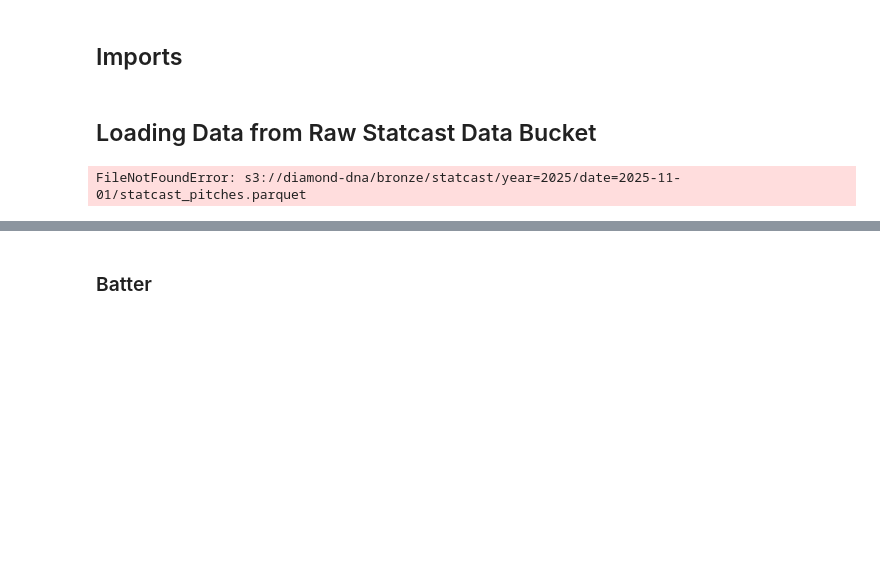
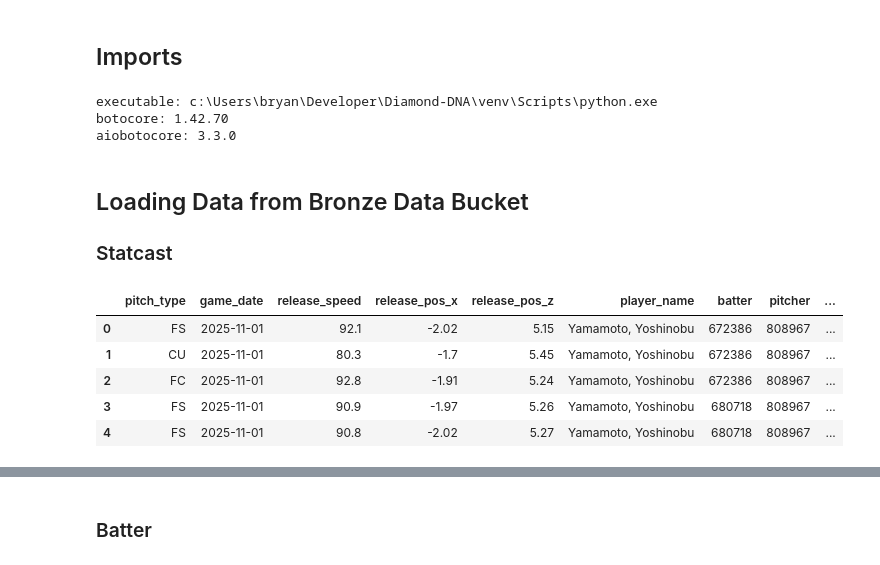
Before and after one commit to bryjjch/Diamond-DNA, a Jupyter notebook: notebooks/loading_data.ipynb, the cells around one changed output, grey strips where cells are left out. Cells and saved outputs as stored; diff of their text form; code cells hidden in the pictures; blank space fills up the shorter version.

Commit message:
Modifications to loading data

```diff
--- a/notebooks/loading_data.ipynb
+++ b/notebooks/loading_data.ipynb
@@ -4,6 +4,15 @@
 This notebook demonstrates loading data from the lake: **bronze** (raw Statcast dailies), **processed** (legacy by-player paths), **silver** (engineered `player_year_features.parquet`), and **gold** (model-ready `player_year_features_preprocessed.parquet` after silver→gold preprocessing).
 # %% [markdown]
 ## Imports
+# %%
+import sys, botocore, aiobotocore
+print("executable:", sys.executable)
+print("botocore:", botocore.__version__)
+print("aiobotocore:", aiobotocore.__version__)
+# %% [output]
+executable: c:\Users\bryan\Developer\Diamond-DNA\venv\Scripts\python.exe
+botocore: 1.42.70
+aiobotocore: 3.3.0
 # %%
 import pandas as pd
 import s3fs
@@ -11,35 +24,27 @@ from datetime import date, timedelta
 # %% [markdown]
-## Loading Data from Raw Statcast Data Bucket
+## Loading Data from Bronze Data Bucket
+
+### Statcast
 # %%
 # Building our key
 BUCKET = "diamond-dna"
-PREFIX = "bronze/statcast"
+prefix = "bronze/statcast"
 
-# Start and End Date Selection
-start_date = date(2025, 11, 1)
-end_date   = date(2025, 11, 1)
+# Date Selection
+s_date = date(2025, 11, 1)
 
-# Function to build paths to date-by-date data
-def build_daily_paths(bucket, prefix, start_date, end_date):
-    paths = []
-    current = start_date
-    while current <= end_date:
-        ds = current.strftime("%Y-%m-%d")
-        year = current.year
-        key = f"{prefix}/year={year}/date={ds}/statcast_pitches.parquet"
-        paths.append(f"s3://{bucket}/{key}")
-        current += timedelta(days=1)
-    return paths
-
-paths = build_daily_paths(BUCKET, PREFIX, start_date, end_date)
+path = f"s3://{BUCKET}/{prefix}/year={s_date.year}/date={s_date.strftime('%Y-%m-%d')}/statcast_pitches.parquet"
 
 # Use AWS creds to access S3 buckets
 fs = s3fs.S3FileSystem()
 
 # Tell pandas/pyarrow to use the S3 filesystem
-df = pd.read_parquet(paths, filesystem=fs)
-
-pd.set_option('display.max_columns', None)
+df = pd.read_parquet(path, filesystem=fs)
 df.head()
 # %% [output]
-FileNotFoundError: s3://diamond-dna/bronze/statcast/year=2025/date=2025-11-01/statcast_pitches.parquet
+|  | pitch_type | game_date | release_speed | release_pos_x | release_pos_z | player_name | batter | pitcher | ... |
+| 0 | FS | 2025-11-01 | 92.1 | -2.02 | 5.15 | Yamamoto, Yoshinobu | 672386 | 808967 | ... |
+| 1 | CU | 2025-11-01 | 80.3 | -1.7 | 5.45 | Yamamoto, Yoshinobu | 672386 | 808967 | ... |
+| 2 | FC | 2025-11-01 | 92.8 | -1.91 | 5.24 | Yamamoto, Yoshinobu | 672386 | 808967 | ... |
+| 3 | FS | 2025-11-01 | 90.9 | -1.97 | 5.26 | Yamamoto, Yoshinobu | 680718 | 808967 | ... |
+| 4 | FS | 2025-11-01 | 90.8 | -2.02 | 5.27 | Yamamoto, Yoshinobu | 680718 | 808967 | ... |
```
Also changed, not shown: parts of 15 cells of this notebook, 1 other file.
